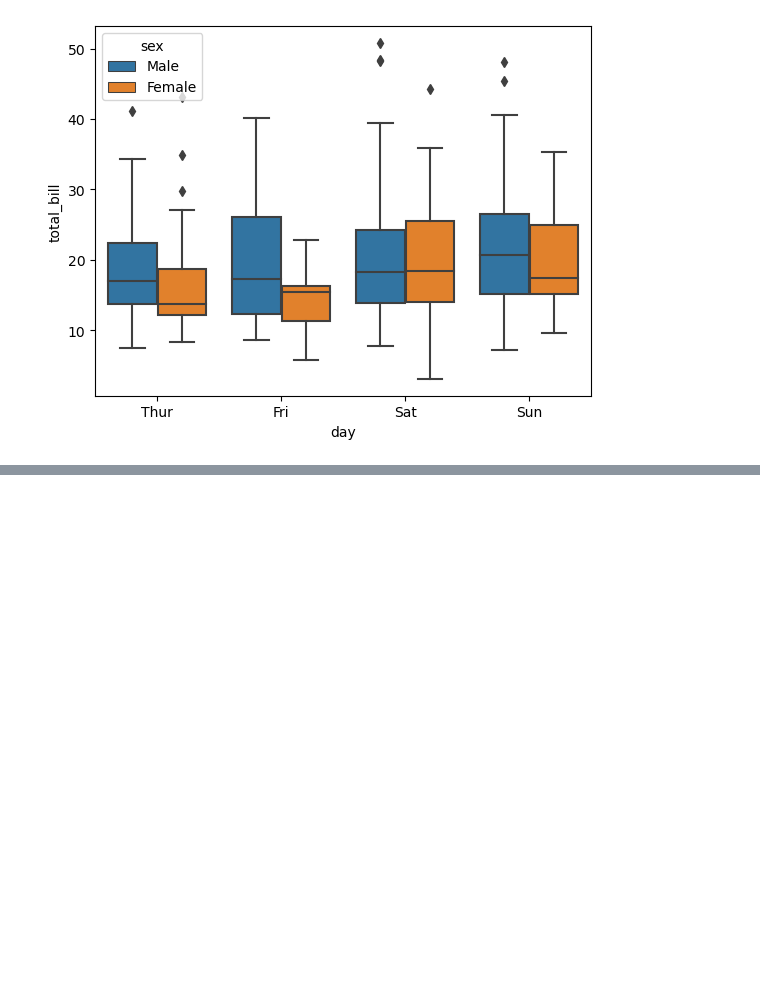
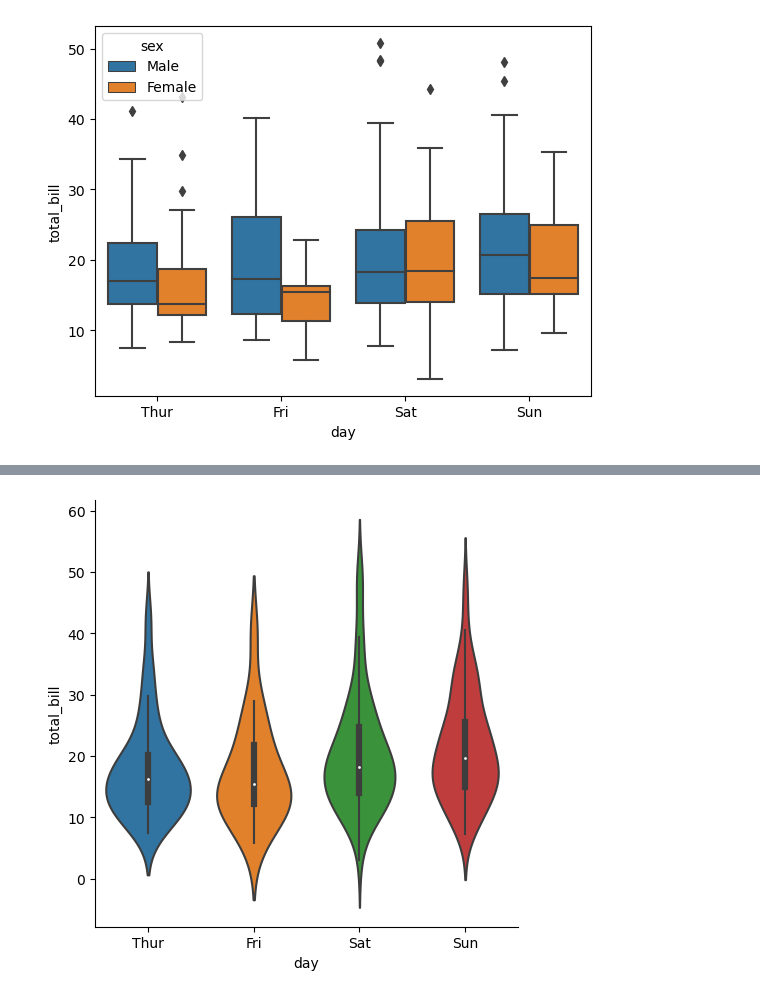
Before and after one commit to Alihanesentas/Exploratory-Data-Analysis, a Jupyter notebook: Day-3.ipynb, the cells around one changed output, grey strips where cells are left out. Drawn from its saved outputs; the diff is of its cells as text; code cells hidden in the pictures; blank space fills up the shorter version.

```diff
--- a/Day-3.ipynb
+++ b/Day-3.ipynb
@@ -99,0 +116,5 @@ sns.boxplot(x="day",y="total_bill",hue="sex",data=df)
+# %%
+#Violinplot crossover
+sns.catplot(x="day", y="total_bill", kind="violin", data=df);
+# %% [output]
+[figure, added]
```
Also changed, not shown: parts of 3 cells of this notebook.
